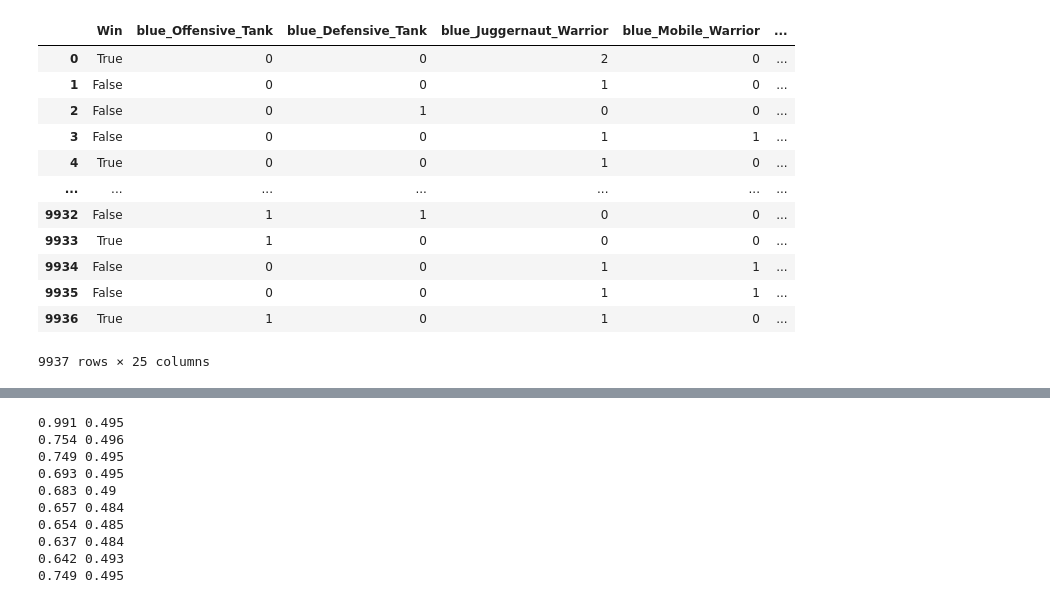
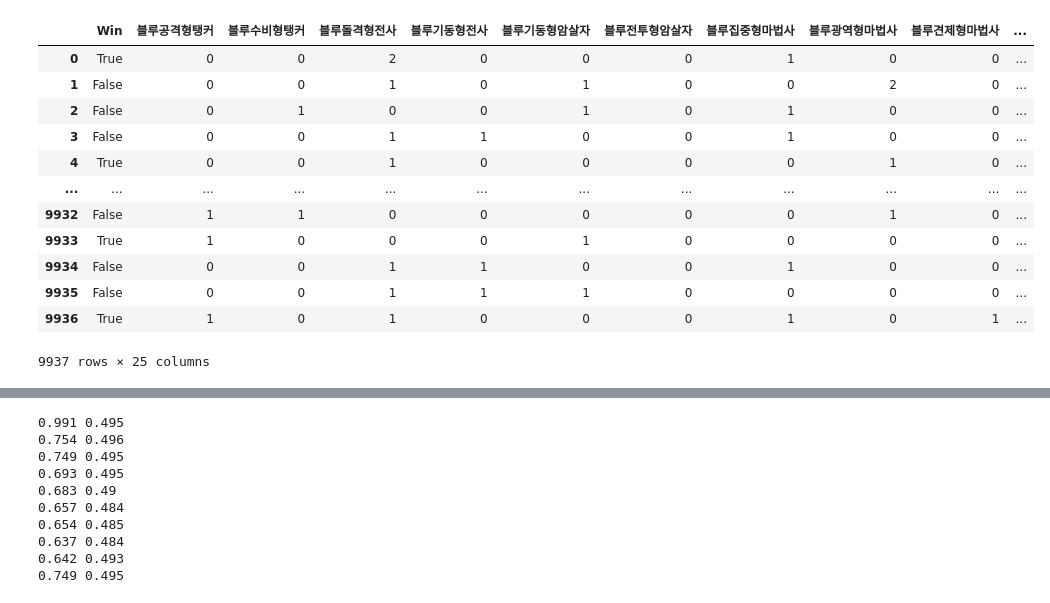
Before and after one commit to league-of-legends-data-analysis/lol-analysis, a Jupyter notebook: 5vs5역할군별 승패 모델링.ipynb, the cells around one changed output, grey strips where cells are left out. Drawn from its saved outputs; the diff is of its cells as text; code cells hidden in the pictures.

```diff
--- a/5vs5역할군별 승패 모델링.ipynb
+++ b/5vs5역할군별 승패 모델링.ipynb
@@ -3,22 +3,22 @@ import pandas as pd
 import numpy as np
 # %%
 df = pd.read_csv('data/5vs5 조합별 승패.csv')
+df.drop(['Unnamed: 0'],1,inplace=True)
 # %%
-df.drop(['Unnamed: 0','GameID'],1,inplace=True)
+df.drop(['GameID'],1,inplace=True)
-# %%
-if df[Win] == True:
-    df[Win] == '블루'
-# %% [output]
-|  | Win | blue_Offensive_Tank | blue_Defensive_Tank | blue_Juggernaut_Warrior | blue_Mobile_Warrior | ... |
-| 0 | True | 0 | 0 | 2 | 0 | ... |
-| 1 | False | 0 | 0 | 1 | 0 | ... |
-| 2 | False | 0 | 1 | 0 | 0 | ... |
-| 3 | False | 0 | 0 | 1 | 1 | ... |
-| 4 | True | 0 | 0 | 1 | 0 | ... |
-| ... | ... | ... | ... | ... | ... | ... |
-| 9932 | False | 1 | 1 | 0 | 0 | ... |
-| 9933 | True | 1 | 0 | 0 | 0 | ... |
-| 9934 | False | 0 | 0 | 1 | 1 | ... |
-| 9935 | False | 0 | 0 | 1 | 1 | ... |
-| 9936 | True | 1 | 0 | 1 | 0 | ... |
-9937 rows × 25 columns
+# %%
+df
+# %% [output]
+|  | Win | 블루공격형탱커 | 블루수비형탱커 | 블루돌격형전사 | 블루기동형전사 | 블루기동형암살자 | 블루전투형암살자 | 블루집중형마법사 | 블루광역형마법사 | 블루견제형마법사 | ... |
+| 0 | True | 0 | 0 | 2 | 0 | 0 | 0 | 1 | 0 | 0 | ... |
+| 1 | False | 0 | 0 | 1 | 0 | 1 | 0 | 0 | 2 | 0 | ... |
+| 2 | False | 0 | 1 | 0 | 0 | 1 | 0 | 1 | 0 | 0 | ... |
+| 3 | False | 0 | 0 | 1 | 1 | 0 | 0 | 1 | 0 | 0 | ... |
+| 4 | True | 0 | 0 | 1 | 0 | 0 | 0 | 0 | 1 | 0 | ... |
+| ... | ... | ... | ... | ... | ... | ... | ... | ... | ... | ... | ... |
+| 9932 | False | 1 | 1 | 0 | 0 | 0 | 0 | 0 | 1 | 0 | ... |
+| 9933 | True | 1 | 0 | 0 | 0 | 1 | 0 | 0 | 0 | 0 | ... |
+| 9934 | False | 0 | 0 | 1 | 1 | 0 | 0 | 1 | 0 | 0 | ... |
+| 9935 | False | 0 | 0 | 1 | 1 | 1 | 0 | 0 | 0 | 0 | ... |
+| 9936 | True | 1 | 0 | 1 | 0 | 0 | 0 | 1 | 0 | 1 | ... |
+9937 rows × 25 columns
```
Also changed, not shown: parts of 1 cell of this notebook, 2 other files.
